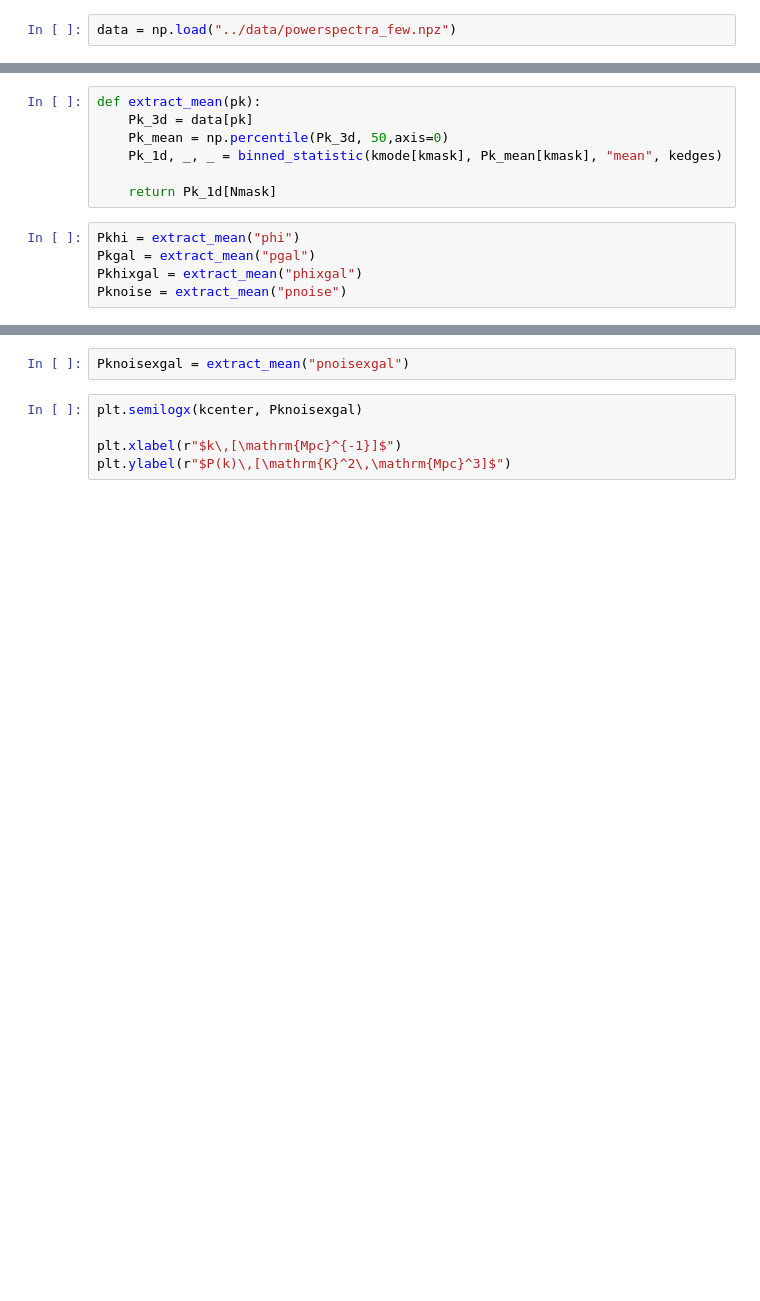
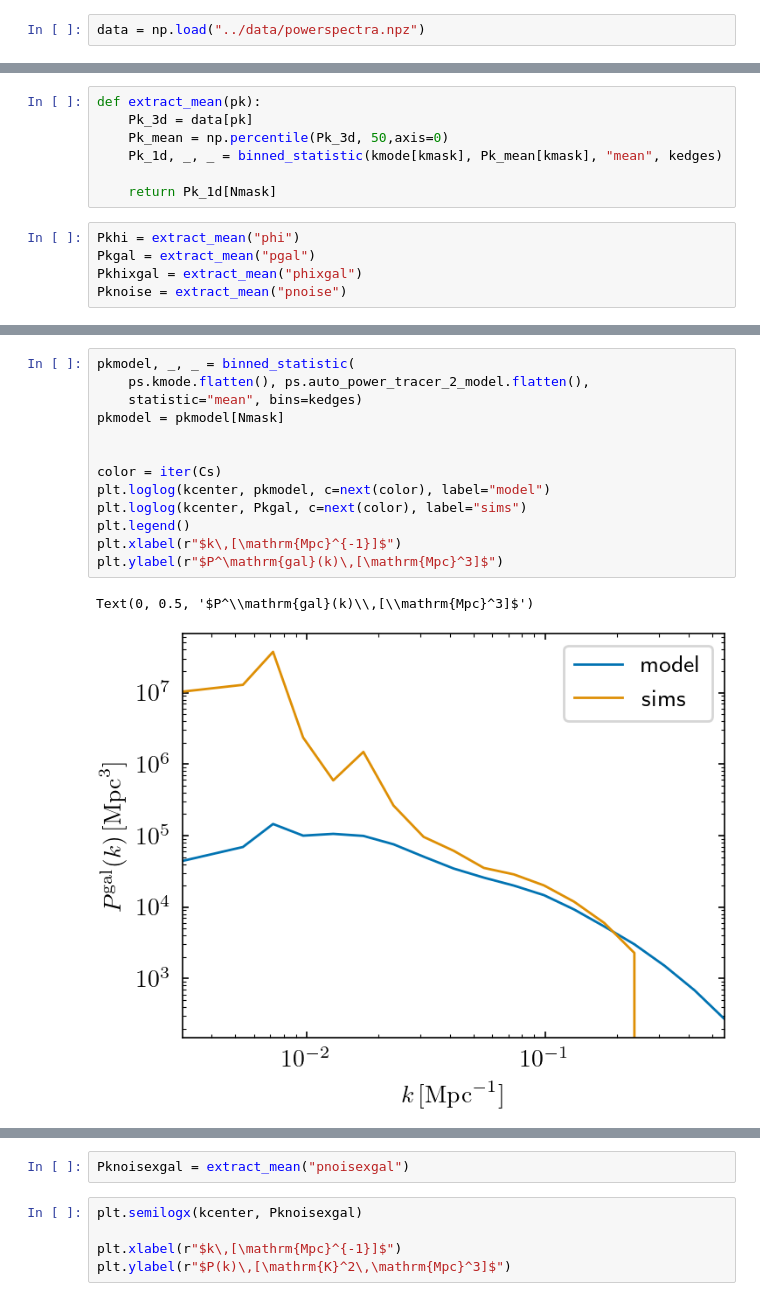
Before and after one commit to meerklass/bao-systematics-task, a Jupyter notebook: notebooks/add_noise.ipynb, the cells around one changed output, grey strips where cells are left out. Drawn from its saved outputs; the diff is of its cells as text; blank space fills up the shorter version.

```diff
--- a/notebooks/add_noise.ipynb
+++ b/notebooks/add_noise.ipynb
@@ -11,5 +45,5 @@ Cs
 # %%
-data = np.load("../data/powerspectra_few.npz")
+data = np.load("../data/powerspectra.npz")
 # %% [markdown]
 Build k space
 # %%
@@ -52,0 +132,16 @@ plt.ylabel(r"$P^{XY}(k)\,(b_X\,b_Y)^{-1}\,[\mathrm{arb. units}]$")
+# %%
+pkmodel, _, _ = binned_statistic(
+    ps.kmode.flatten(), ps.auto_power_tracer_2_model.flatten(),
+    statistic="mean", bins=kedges)
+pkmodel = pkmodel[Nmask]
+
+
+color = iter(Cs)
+plt.loglog(kcenter, pkmodel, c=next(color), label="model")
+plt.loglog(kcenter, Pkgal, c=next(color), label="sims")
+plt.legend()
+plt.xlabel(r"$k\,[\mathrm{Mpc}^{-1}]$")
+plt.ylabel(r"$P^\mathrm{gal}(k)\,[\mathrm{Mpc}^3]$")
+# %% [output]
+Text(0, 0.5, '$P^\\mathrm{gal}(k)\\,[\\mathrm{Mpc}^3]$')
+[figure, added]
```
Also changed, not shown: parts of 48 cells of this notebook, 2 other files.
